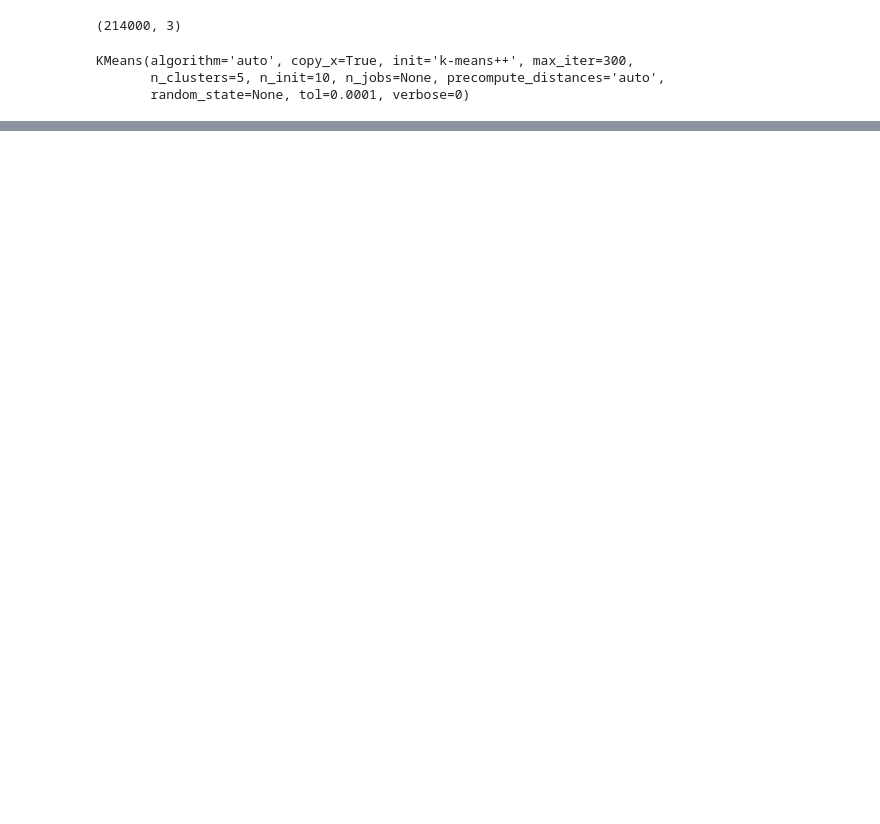
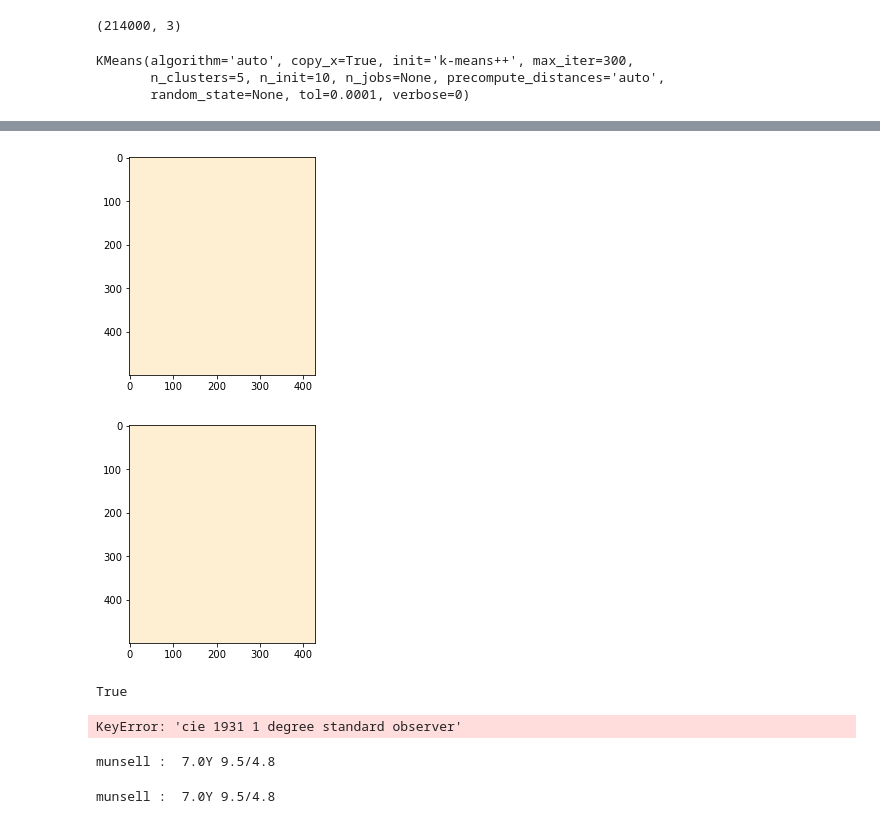
Before and after one commit to slmteruto/CAI, a Jupyter notebook: yhs/color_convert_test.ipynb, the cells around one changed output, grey strips where cells are left out. Saved outputs shown, nothing was run; the diff lists cells and outputs as text; code cells hidden in the pictures; blank space fills up the shorter version.

```diff
--- a/yhs/color_convert_test.ipynb
+++ b/yhs/color_convert_test.ipynb
@@ -22,19 +28,19 @@ img = cv.cvtColor(img, cv.COLOR_BGR2RGB)
 # %%
-# 그리고 차원이 분산되어있으므로 가로,세로는 하나의 array로 통합
-img = img.reshape((img.shape[0]*img.shape[1], 3))
-print(img.shape)
+# # 그리고 차원이 분산되어있으므로 가로,세로는 하나의 array로 통합
+# img = img.reshape((img.shape[0]*img.shape[1], 3))
+# print(img.shape)
 # %% [output]
 (214000, 3)
 # %%
-# 알고리즘으로 이미지 학습을 시킨다.
-# scikit-learn의 k-mean 알고리즘 사용
+# # 알고리즘으로 이미지 학습을 시킨다.
+# # scikit-learn의 k-mean 알고리즘 사용
 
-# k개의 데이터 평균을 만들어 clustering 할 생각
+# # k개의 데이터 평균을 만들어 clustering 할 생각
 
-k = 5
-clt = KMeans(n_clusters=k)
-#학습시키기
-clt.fit(img)
+# k = 5
+# clt = KMeans(n_clusters=k)
+# #학습시키기
+# clt.fit(img)
 # %% [output]
 KMeans(algorithm='auto', copy_x=True, init='k-means++', max_iter=300,
        n_clusters=5, n_init=10, n_jobs=None, precompute_distances='auto',
@@ -88,0 +137,60 @@ plt.show()
+# %%
+# 색을 기준으로 같은 사이즈로 새로 생성
+img_avg = img
+
+for i in img_avg :
+    for j in i :
+        j[0] = R_avg
+        j[1] = G_avg
+        j[2] = B_avg
+
+#기존
+plt.imshow(img)
+plt.show()
+
+#평균색
+plt.imshow(img_avg)
+plt.show()
+bgr_img_avg = cv.cvtColor(img_avg, cv.COLOR_RGB2BGR)
+
+file_name = ""
+
+cv.imwrite('img/avg_convert.jpg', bgr_img_avg)
+# %% [output]
+[figure, added]
+[figure, added]
+True
+# %%
+# 먼셀 변환
+C = colour.ILLUMINANTS['CIE 1931 2 Degree Standard Observer']['C']
+# 튜플 변환
+print("RGB : ", RGB_color)
+arr_RGB = np.array(RGB_color)
+arr_RGB_convert = arr_RGB/255
+tp_RGB_convert = tuple(arr_RGB_convert)
+
+
+print("munsell : ",colour.xyY_to_munsell_colour(colour.XYZ_to_xyY(colour.sRGB_to_XYZ(tp_RGB_convert, C))))
+# %% [output]
+KeyError: 'cie 1931 1 degree standard observer'
+# %%
+# illuminant를 기본값으로 할때
+arr_RGB = np.array(RGB_color)
+arr_RGB_convert = arr_RGB/255
+tp_RGB_convert = tuple(arr_RGB_convert)
+
+
+print("munsell : ",colour.xyY_to_munsell_colour(colour.XYZ_to_xyY(colour.sRGB_to_XYZ(tp_RGB_convert))))
+# %% [output]
+munsell :  7.0Y 9.5/4.8
+# %%
+# illuminant를  D65으로 할때
+D65 = colour.ILLUMINANTS['CIE 1931 2 Degree Standard Observer']['D65']
+arr_RGB = np.array(RGB_color)
+arr_RGB_convert = arr_RGB/255
+tp_RGB_convert = tuple(arr_RGB_convert)
+
+
+print("munsell : ",colour.xyY_to_munsell_colour(colour.XYZ_to_xyY(colour.sRGB_to_XYZ(tp_RGB_convert, D65))))
+# %% [output]
+munsell :  7.0Y 9.5/4.8
```
Also changed, not shown: parts of 9 cells of this notebook.
